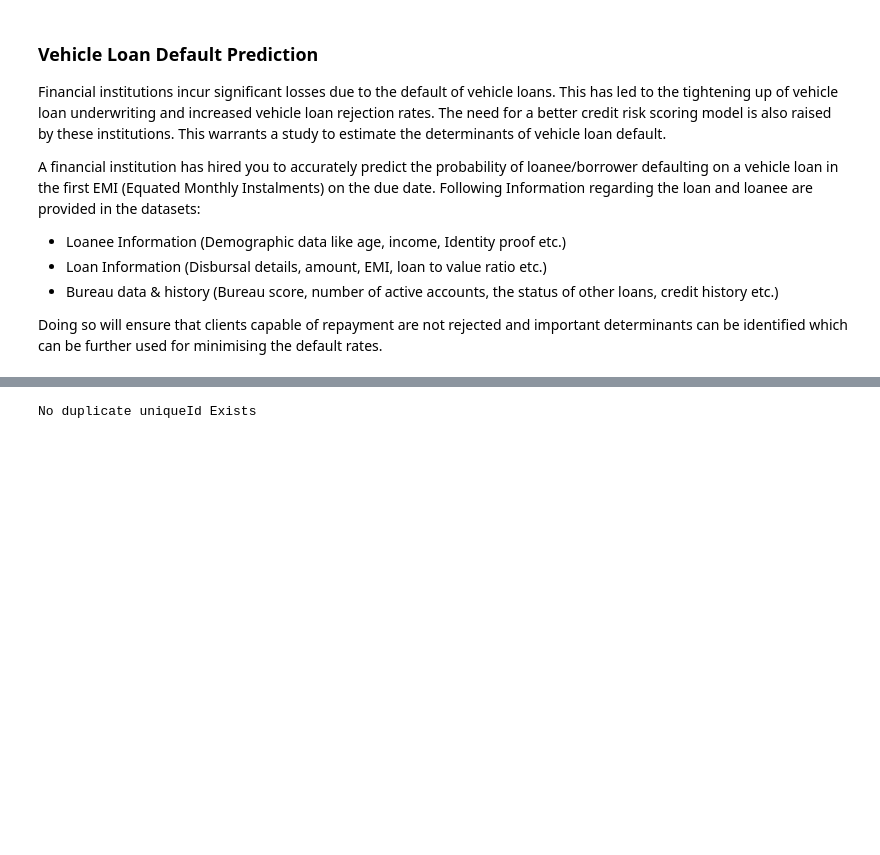
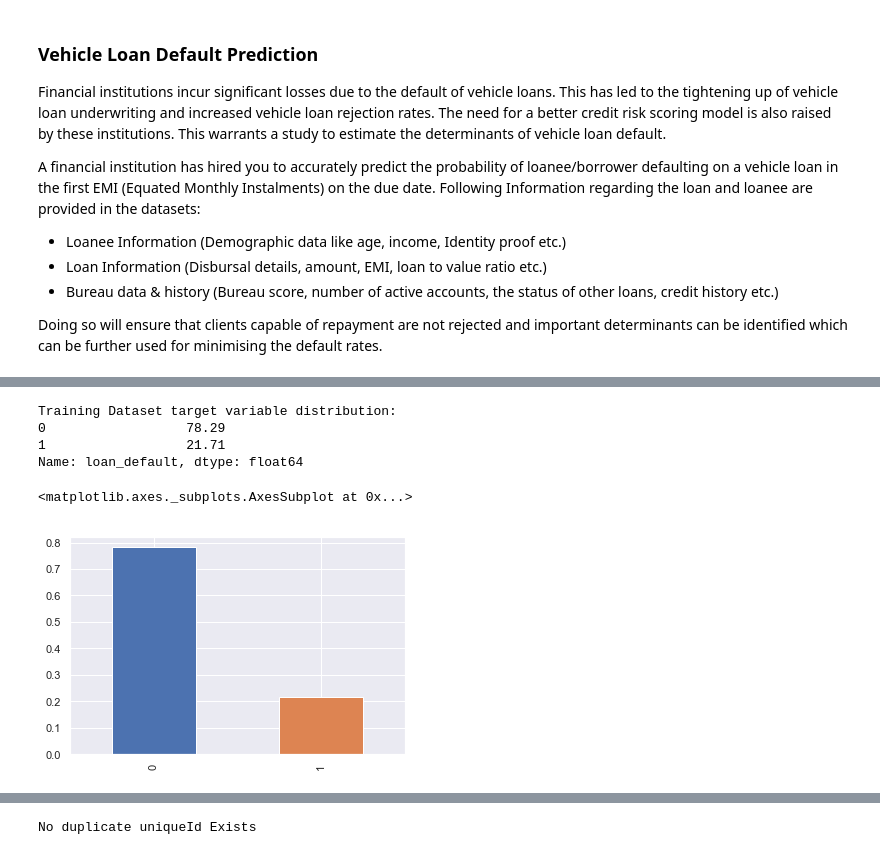
Before and after one commit to rohitmishr1484/Hackathon, a Jupyter notebook: FintechHack/DataExploration.ipynb, the cells around one changed output, grey strips where cells are left out. Drawn from its saved outputs; the diff is of its cells as text; code cells hidden in the pictures; blank space fills up the shorter version.

```diff
--- a/FintechHack/DataExploration.ipynb
+++ b/FintechHack/DataExploration.ipynb
@@ -54,3 +108,16 @@ memory usage: 72.9+ MB
+# %%
+# Unbalance
+print("Training Dataset target variable distribution:")
+print(train.loan_default.value_counts(normalize=True)*100)
+
+train['loan_default'].value_counts(normalize=True).plot(kind='bar',figsize=(6,4))
+# %% [output]
+Training Dataset target variable distribution:
+0                  78.29
+1                  21.71
+Name: loan_default, dtype: float64
+<matplotlib.axes._subplots.AxesSubplot at 0x...>
+[figure, added]
 # %%
 print('Total No. of columns:',len(train.columns))
 print('The Columns name are:')
```
Also changed, not shown: parts of 67 cells of this notebook.
